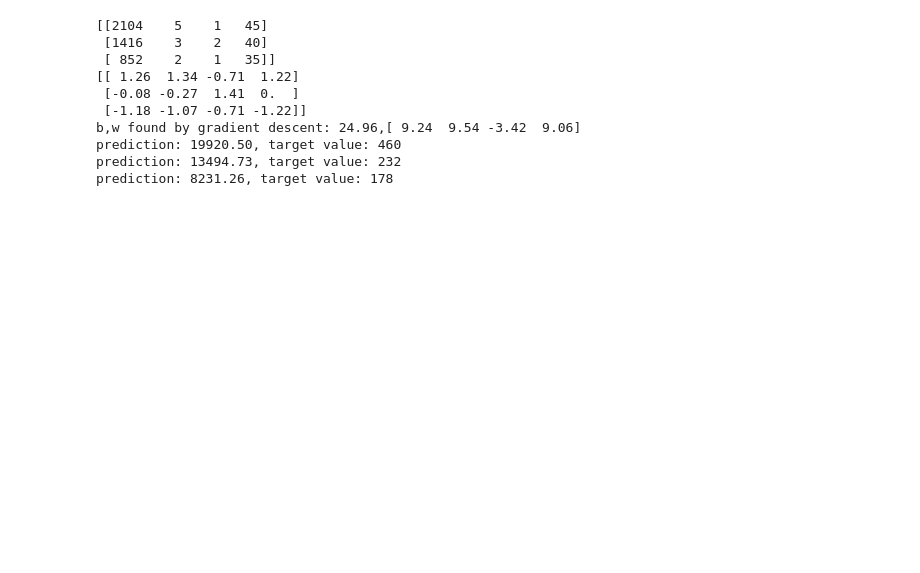
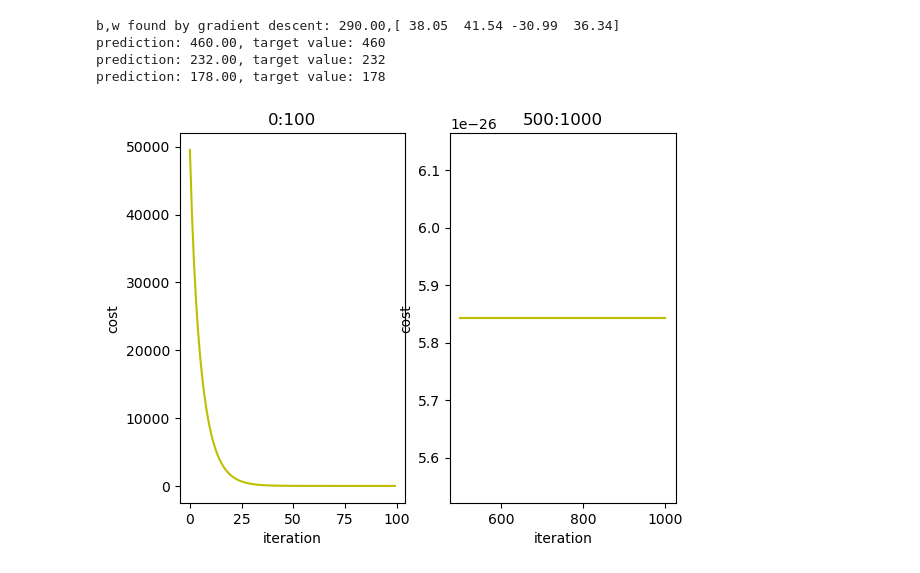
Before and after one commit to RighteousGong/MachineLearning, a Jupyter notebook: 1_MachineLearningFundamentals/1.1_SupervisedLearning/1.1.1_LinearRegression/src/MultipeLinear.ipynb, the cells around one changed output. Cells and saved outputs as stored; diff of their text form; code cells hidden in the pictures; blank space fills up the shorter version.

```diff
--- a/1_MachineLearningFundamentals/1.1_SupervisedLearning/1.1.1_LinearRegression/src/MultipeLinear.ipynb
+++ b/1_MachineLearningFundamentals/1.1_SupervisedLearning/1.1.1_LinearRegression/src/MultipeLinear.ipynb
@@ -80,28 +114,36 @@ def Zscore_Normalization(X):
 # %%
 w_in = np.zeros(4)
 b_in = 0.
-iterations = 100000
-alpha = 9e-7
+iterations = 1000
+alpha = 8e-2
 
 # 归一化
 X_norm = Zscore_Normalization(X_train)
-print(X_train)
-print(X_norm)
 
-w_final, b_final, J_hist = gradient_descent(X_norm, y_train, w_in, b_in,alpha, iterations,
+w_final, b_final, j_hist = gradient_descent(X_norm, y_train, w_in, b_in,alpha, iterations,
                                                     function_cost, function_gradient)
 print(f"b,w found by gradient descent: {b_final:0.2f},{w_final} ")
 m,_ = X_train.shape
 for i in range(m):
-    print(f"prediction: {np.dot(X_train[i], w_final) + b_final:0.2f}, target value: {y_train[i]}")
+    print(f"prediction: {np.dot(X_norm[i], w_final) + b_final:0.2f}, target value: {y_train[i]}")
 # %% [output]
-[[2104    5    1   45]
- [1416    3    2   40]
- [ 852    2    1   35]]
-[[ 1.26  1.34 -0.71  1.22]
- [-0.08 -0.27  1.41  0.  ]
- [-1.18 -1.07 -0.71 -1.22]]
-b,w found by gradient descent: 24.96,[ 9.24  9.54 -3.42  9.06]
-prediction: 19920.50, target value: 460
-prediction: 13494.73, target value: 232
-prediction: 8231.26, target value: 178
+b,w found by gradient descent: 290.00,[ 38.05  41.54 -30.99  36.34]
+prediction: 460.00, target value: 460
+prediction: 232.00, target value: 232
+prediction: 178.00, target value: 178
+# %%
+# 绘图
+iteration = np.linspace(0, iterations, iterations)
+plt.subplot(1, 2, 1)
+plt.plot(iteration[0:100], j_hist[0:100], color = 'y')
+plt.title("0:100")
+plt.xlabel("iteration")
+plt.ylabel("cost")
+plt.subplot(1, 2, 2)
+plt.plot(iteration[500:1000], j_hist[500:1000], color = 'y')
+plt.title("500:1000")
+plt.xlabel("iteration")
+plt.ylabel("cost")
+plt.show()
+# %% [output]
+[figure, added]
```
Also changed, not shown: parts of 4 cells of this notebook.
